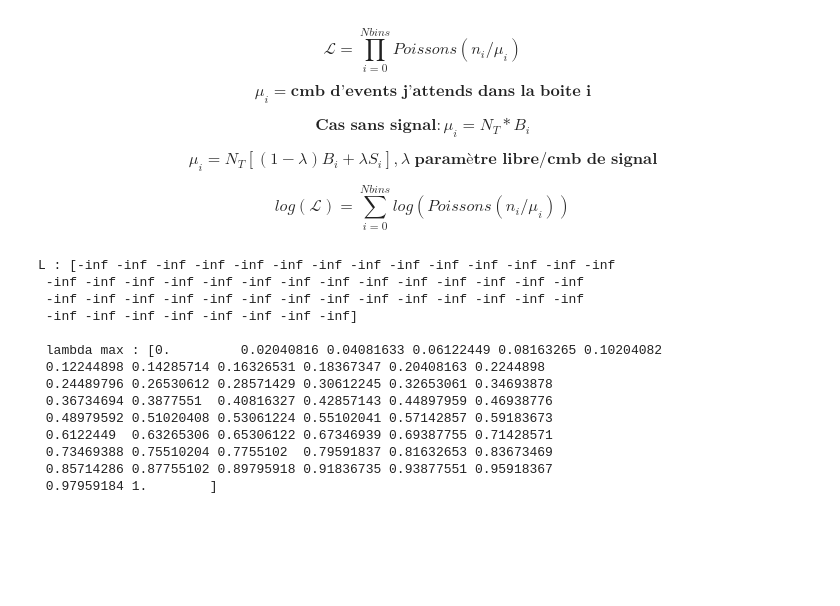
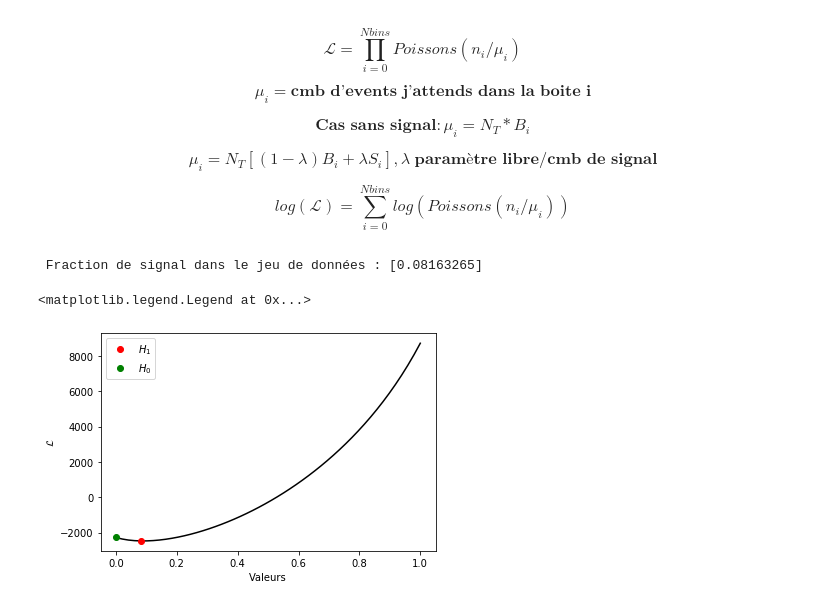
Before and after one commit to danaevld/Astroparticles, a Jupyter notebook: Stage_astroparticules.ipynb, the cells around one changed output. Saved outputs shown, nothing was run; the diff lists cells and outputs as text; code cells hidden in the pictures; blank space fills up the shorter version.

```diff
--- a/Stage_astroparticules.ipynb
+++ b/Stage_astroparticules.ipynb
@@ -222,41 +226,42 @@ $$ \textbf{Cas sans signal} : \mu_i = N_T * B_i $$
 $$ \mu_i = N_T[(1-\lambda)B_i + \lambda S_i], \lambda \; \textbf{paramètre libre/cmb de signal}$$
 
 $$ log(\mathcal{L}) = \sum_{i = 0}^{Nbins} log(Poissons(n_i/\mu_i)) $$
+# %%
+def likelihood(lamb,B,S,psi):
+    mu = len(psi[0])*((1-lamb)*B + lamb*S)
+    L = 0
+    L = psi[0]*np.log(mu) - mu
+    return -np.sum(L)
 # %%
-def likelihood(lamb,B,S,psi):
-    bins = psi[1]
-    mu = np.ones(len(bins))
-    logL = 0
-    for i in range(len(bins)-1):
-        mu[i] = len(psi[0])*((1-lamb)*B[0][i] + lamb*S[0][i]) #on assigne une valeur à mu en fct de B et S
-        logL += np.log(poisson.pmf(psi[0][i],mu[i]))
-    return logL
+# On doit trouver le lambda qui maximise L : essayer plusieurs valeurs de lambda (range entre 0 et 1)
 
-# On doit trouver le lambda qui maximise L : essayer plusieurs valeurs de lambda (range entre 0 et 1)
+# Normalisation :
+data_bg = Value_bg_psi[0] / np.sum(Value_bg_psi[0])
+data_signal = signal_hist_w[0] / np.sum(signal_hist_w[0])
 
 Nvalues = len(psi_test_hist[0])
 lamb = np.linspace(0, 1, Nvalues)
 L = np.empty(Nvalues)
 
 for k in range(Nvalues):
-    L[k] = likelihood(lamb[k], Value_bg_psi, signal_hist_w, psi_test_hist)
+    L[k] = likelihood(lamb[k], data_bg, data_signal, psi_test_hist)
 
-i_max = np.where(L == np.max(L))
-lambda_max = lamb[i_max]
-print('L :', L)
-print('\n lambda max :', lambda_max)
+i_min = np.where(L == np.min(L))
+lambda_min = lamb[i_min]
+print('\n Fraction de signal dans le jeu de données :', lambda_min)
+
+xmin = lambda_min
+ymin = L[i_min]
 # %% [output]
-L : [-inf -inf -inf -inf -inf -inf -inf -inf -inf -inf -inf -inf -inf -inf
- -inf -inf -inf -inf -inf -inf -inf -inf -inf -inf -inf -inf -inf -inf
- -inf -inf -inf -inf -inf -inf -inf -inf -inf -inf -inf -inf -inf -inf
- -inf -inf -inf -inf -inf -inf -inf -inf]
-
- lambda max : [0.         0.02040816 0.04081633 0.06122449 0.08163265 0.10204082
- 0.12244898 0.14285714 0.16326531 0.18367347 0.20408163 0.2244898
- 0.24489796 0.26530612 0.28571429 0.30612245 0.32653061 0.34693878
- 0.36734694 0.3877551  0.40816327 0.42857143 0.44897959 0.46938776
- 0.48979592 0.51020408 0.53061224 0.55102041 0.57142857 0.59183673
- 0.6122449  0.63265306 0.65306122 0.67346939 0.69387755 0.71428571
- 0.73469388 0.75510204 0.7755102  0.79591837 0.81632653 0.83673469
- 0.85714286 0.87755102 0.89795918 0.91836735 0.93877551 0.95918367
- 0.97959184 1.        ]
+ Fraction de signal dans le jeu de données : [0.08163265]
+# %%
+plt.figure()
+plt.plot(lamb, L, 'k')
+plt.plot(xmin, ymin, 'ro', label = '$H_1$')
+plt.plot(0, L[0], 'go', label = '$H_0$')
+plt.xlabel('Valeurs')
+plt.ylabel('$\mathcal{L}$')
+plt.legend()
+# %% [output]
+<matplotlib.legend.Legend at 0x...>
+[figure, added]
```
Also changed, not shown: parts of 16 cells of this notebook.
